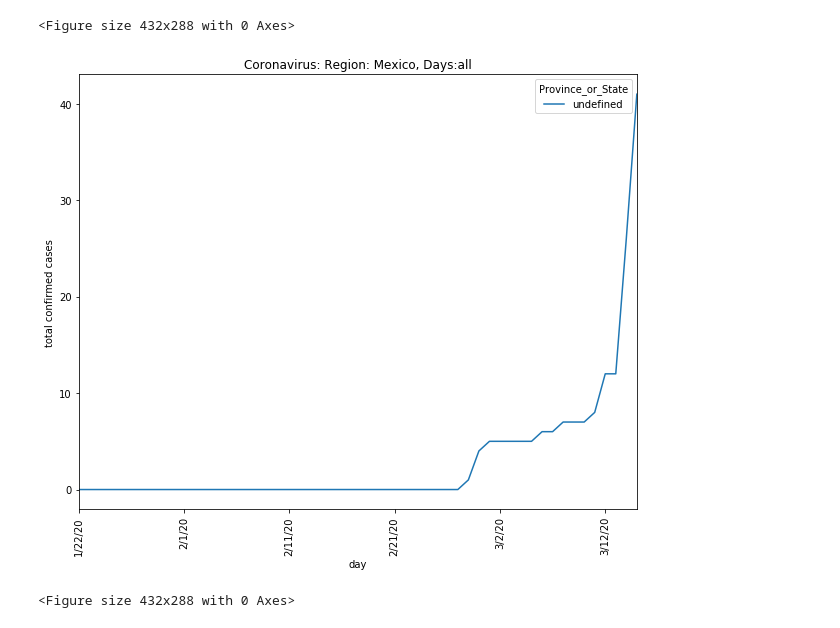
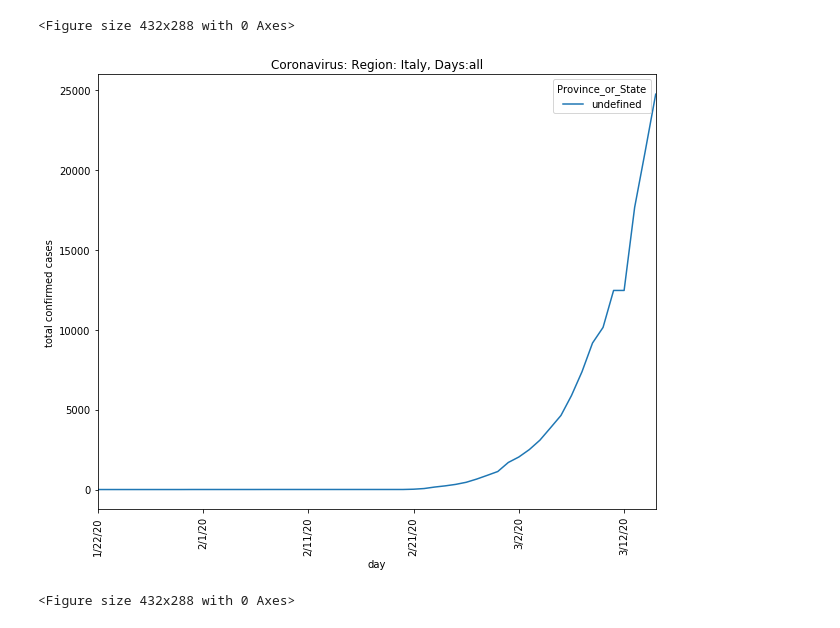
Before and after one commit to adzuci/notebooks, a Jupyter notebook: coronavirus.ipynb, the cells around one changed output. Drawn from its saved outputs; the diff is of its cells as text; code cells hidden in the pictures.

```diff
--- a/coronavirus.ipynb
+++ b/coronavirus.ipynb
@@ -62,6 +55,7 @@ def make_country_df(country):
 df_us = make_country_df('US')
 df_canada = make_country_df('Canada')
 df_mexico = make_country_df('Mexico')
+df_italy = make_country_df('Italy')
 
 print('data for all the United States locations')
 pd.set_option('display.max_rows', None)
@@ -216,8 +210,8 @@ plot(region=canadian_provinces, region_string='Canada', days='all', df=df_canada
 [figure]
 <Figure size 432x288 with 0 Axes>
 # %%
-df_mexico.Province_or_State = df_mexico.Province_or_State.fillna('undefined')
-plot(region=['undefined'], region_string='Mexico', days='all', df=df_mexico)
+df_italy.Province_or_State = df_italy.Province_or_State.fillna('undefined')
+plot(region=['undefined'], region_string='Italy', days='all', df=df_italy)
 # %% [output]
-[figure, old version]
+[figure, new version]
 <Figure size 432x288 with 0 Axes>
```
Also changed, not shown: parts of 1 cell of this notebook.
